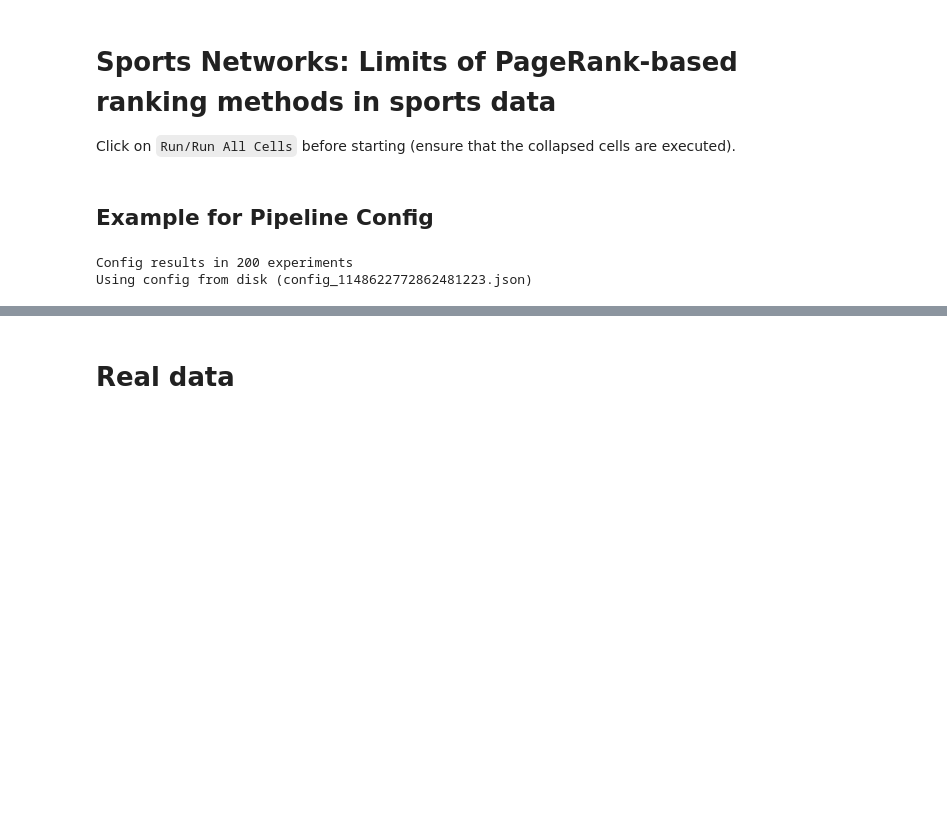
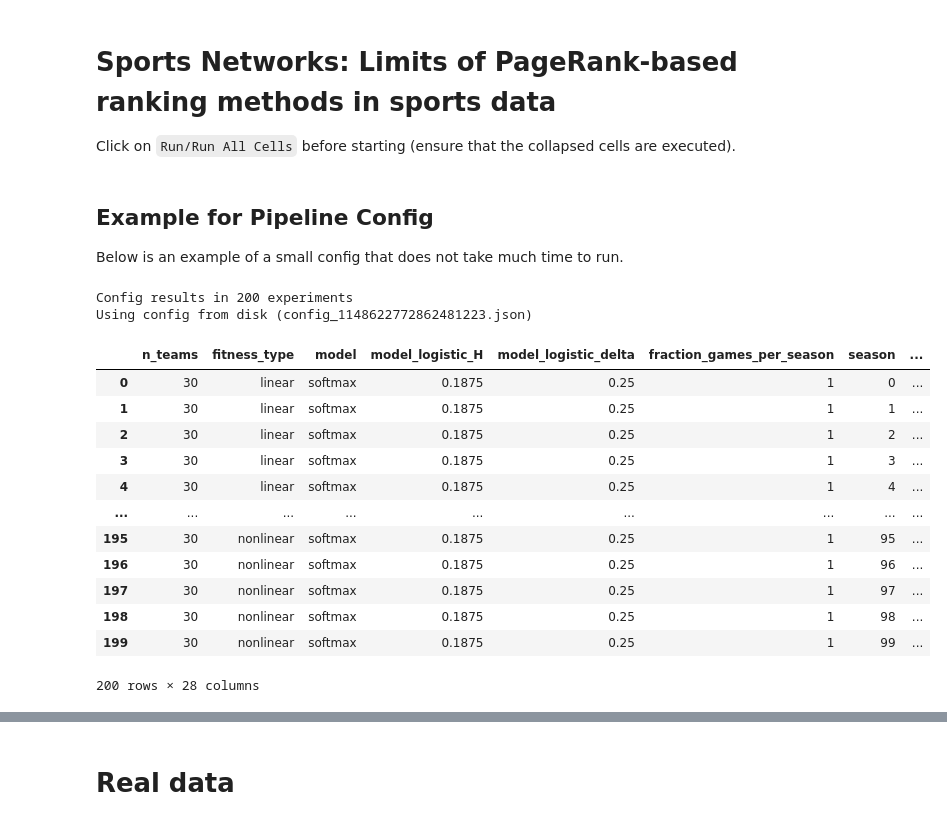
Before and after one commit to nicolas-kuechler/eth-sports-networks-2021, a Jupyter notebook: project.ipynb, the cells around one changed output, grey strips where cells are left out. Saved outputs shown, nothing was run; the diff lists cells and outputs as text; code cells hidden in the pictures; blank space fills up the shorter version.

```diff
--- a/project.ipynb
+++ b/project.ipynb
@@ -735,23 +857,37 @@ def drop_additional_cols(df1):
 # %% [markdown]
 ## Example for Pipeline Config
+Below is an example of a small config that does not take much time to run.
 # %%
 # configure here the experiments (the pipeline will create a cross product for every element in a list)
 config = {
     "n_teams": [30],
     "fitness": [{"type": "linear"},
                 {"type": "nonlinear", "alpha": [1], "beta":[0.4], "gamma": ["fix"] }],
     "model": [{"type": "softmax", "H": [0.1875], "delta": [0.25] }],
     "fraction_games_per_season":  [1], # P in paper (can only be between [0,1])
     "remove_unexpected": [{"mode": ["removal"], "fraction_eta": [0.0]}],
     "n_seasons": 100, # number of repetitions
     "ranking_algos": ["pagerank", "bipagerank", "winratio", "hits", "bihits"],
     "metrics": ["top5_avg_rank", "kendall", "auc"],
     "fix_schedule_over_season": False,
     "schedule": "roundrobin" # "graph" # "roundrobin"
 }
 
 df = build_df(config)
-#display(drop_additional_cols(df))
+display(drop_additional_cols(df))
 # %% [output]
 Config results in 200 experiments
 Using config from disk (config_1148622772862481223.json)
+|  | n_teams | fitness_type | model | model_logistic_H | model_logistic_delta | fraction_games_per_season | season | ... |
+| 0 | 30 | linear | softmax | 0.1875 | 0.25 | 1 | 0 | ... |
+| 1 | 30 | linear | softmax | 0.1875 | 0.25 | 1 | 1 | ... |
+| 2 | 30 | linear | softmax | 0.1875 | 0.25 | 1 | 2 | ... |
+| 3 | 30 | linear | softmax | 0.1875 | 0.25 | 1 | 3 | ... |
+| 4 | 30 | linear | softmax | 0.1875 | 0.25 | 1 | 4 | ... |
+| ... | ... | ... | ... | ... | ... | ... | ... | ... |
+| 195 | 30 | nonlinear | softmax | 0.1875 | 0.25 | 1 | 95 | ... |
+| 196 | 30 | nonlinear | softmax | 0.1875 | 0.25 | 1 | 96 | ... |
+| 197 | 30 | nonlinear | softmax | 0.1875 | 0.25 | 1 | 97 | ... |
+| 198 | 30 | nonlinear | softmax | 0.1875 | 0.25 | 1 | 98 | ... |
+| 199 | 30 | nonlinear | softmax | 0.1875 | 0.25 | 1 | 99 | ... |
+200 rows × 28 columns
```
Also changed, not shown: parts of 16 cells of this notebook.
